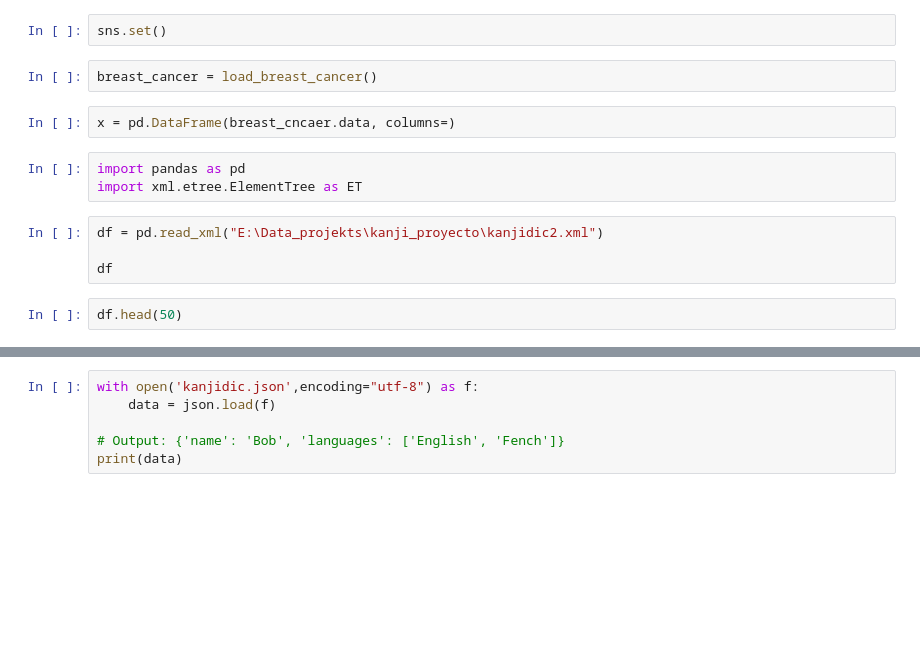
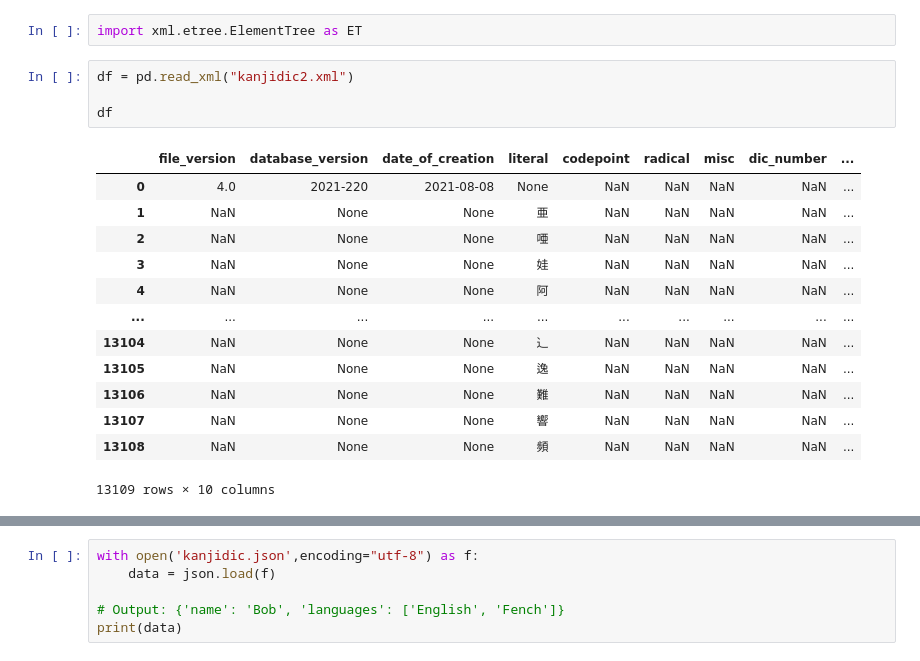
Before and after one commit to Binardino/kanji_dico_proyecto, a Jupyter notebook: kanji dict proyecto.ipynb, the cells around one changed output, grey strips where cells are left out. Cells and saved outputs as stored; diff of their text form; blank space fills up the shorter version.

```diff
--- a/kanji dict proyecto.ipynb
+++ b/kanji dict proyecto.ipynb
@@ -13,15 +11,20 @@ ImportError: DLL load failed: Le module spécifié est introuvable.
-# %%
-sns.set()
-# %%
-breast_cancer = load_breast_cancer()
-# %%
-x = pd.DataFrame(breast_cncaer.data, columns=)
 # %%
-import pandas as pd
 import xml.etree.ElementTree as ET
 # %%
-df = pd.read_xml("E:\Data_projekts\kanji_proyecto\kanjidic2.xml")
+df = pd.read_xml("kanjidic2.xml")
 
 df
+# %% [output]
+|  | file_version | database_version | date_of_creation | literal | codepoint | radical | misc | dic_number | ... |
+| 0 | 4.0 | 2021-220 | 2021-08-08 | None | NaN | NaN | NaN | NaN | ... |
+| 1 | NaN | None | None | 亜 | NaN | NaN | NaN | NaN | ... |
+| 2 | NaN | None | None | 唖 | NaN | NaN | NaN | NaN | ... |
+| 3 | NaN | None | None | 娃 | NaN | NaN | NaN | NaN | ... |
+| 4 | NaN | None | None | 阿 | NaN | NaN | NaN | NaN | ... |
+| ... | ... | ... | ... | ... | ... | ... | ... | ... | ... |
+| 13104 | NaN | None | None | 辶 | NaN | NaN | NaN | NaN | ... |
+| 13105 | NaN | None | None | 逸 | NaN | NaN | NaN | NaN | ... |
+| 13106 | NaN | None | None | 難 | NaN | NaN | NaN | NaN | ... |
+| 13107 | NaN | None | None | 響 | NaN | NaN | NaN | NaN | ... |
+| 13108 | NaN | None | None | 頻 | NaN | NaN | NaN | NaN | ... |
+13109 rows × 10 columns
-# %%
-df.head(50)
```
Also changed, not shown: parts of 41 cells of this notebook.
